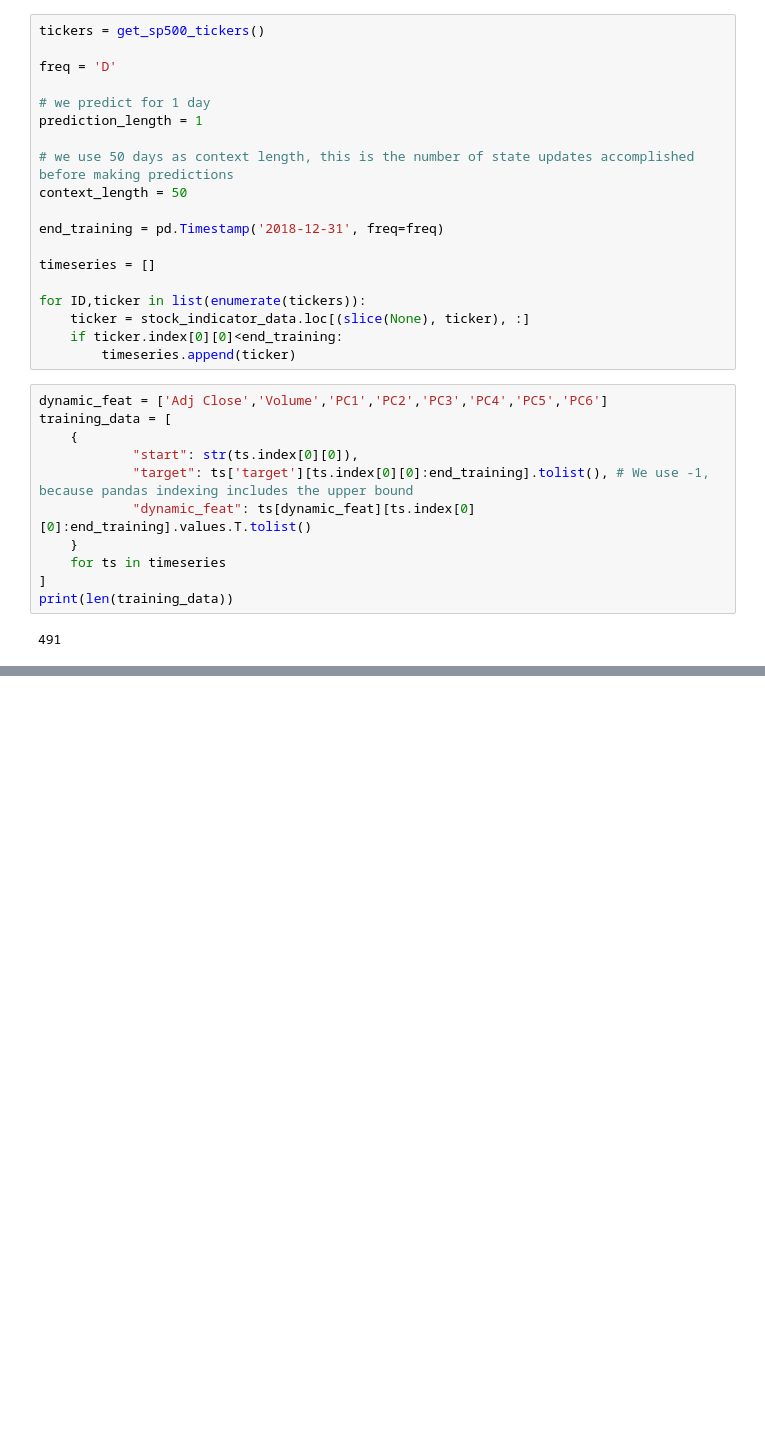
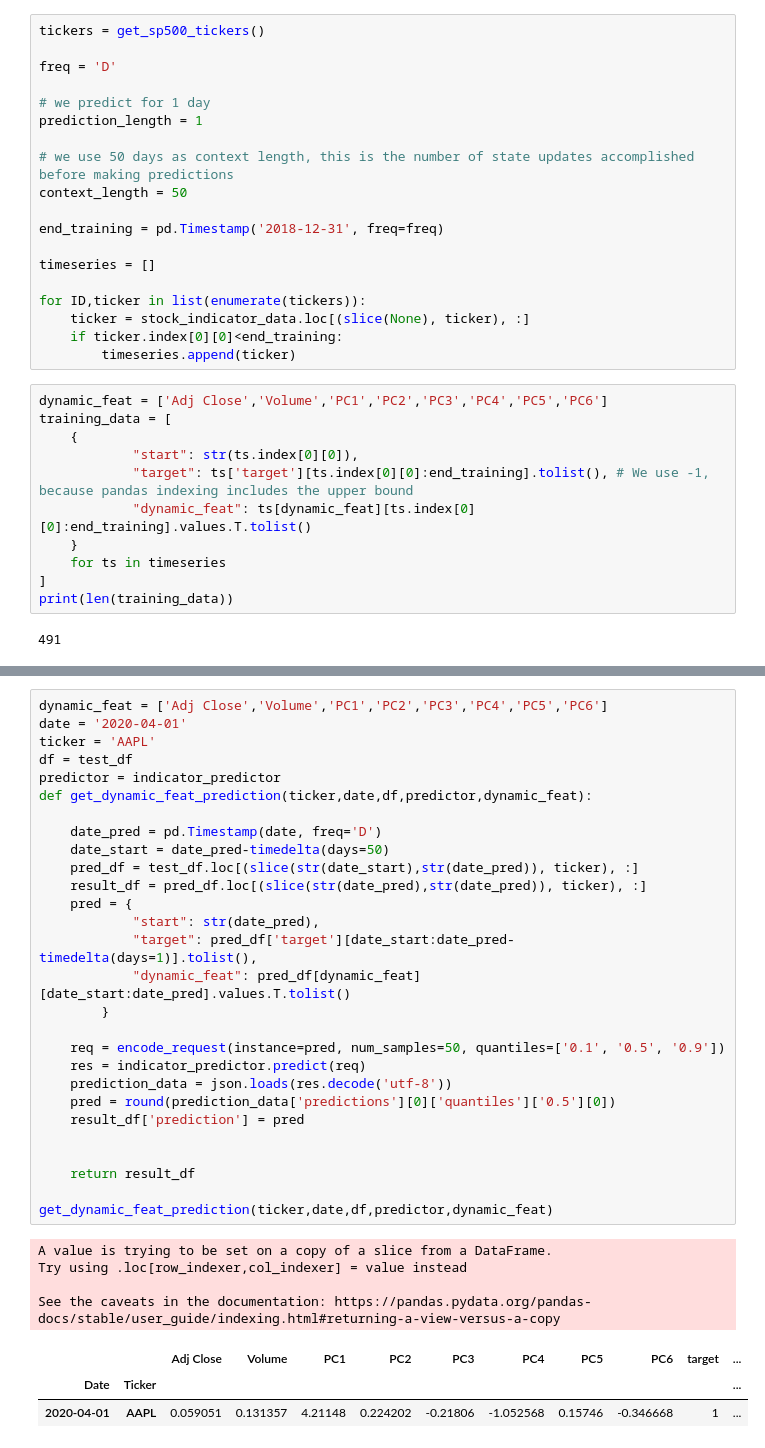
Before and after one commit to sausterm/MLEND-Capstone-Project, a Jupyter notebook: deep-ar-indicators.ipynb, the cells around one changed output, grey strips where cells are left out. Drawn from its saved outputs; the diff is of its cells as text; blank space fills up the shorter version.

```diff
--- a/deep-ar-indicators.ipynb
+++ b/deep-ar-indicators.ipynb
@@ -181,0 +320,36 @@ See the caveats in the documentation: http://pandas.pydata.org/pandas-docs/stabl
+# %%
+dynamic_feat = ['Adj Close','Volume','PC1','PC2','PC3','PC4','PC5','PC6']
+date = '2020-04-01'
+ticker = 'AAPL'
+df = test_df
+predictor = indicator_predictor
+def get_dynamic_feat_prediction(ticker,date,df,predictor,dynamic_feat):
+
+    date_pred = pd.Timestamp(date, freq='D')
+    date_start = date_pred-timedelta(days=50)
+    pred_df = test_df.loc[(slice(str(date_start),str(date_pred)), ticker), :]
+    result_df = pred_df.loc[(slice(str(date_pred),str(date_pred)), ticker), :]
+    pred = {
+            "start": str(date_pred),
+            "target": pred_df['target'][date_start:date_pred-timedelta(days=1)].tolist(),
+            "dynamic_feat": pred_df[dynamic_feat][date_start:date_pred].values.T.tolist()
+        }
+
+    req = encode_request(instance=pred, num_samples=50, quantiles=['0.1', '0.5', '0.9'])
+    res = indicator_predictor.predict(req)
+    prediction_data = json.loads(res.decode('utf-8'))
+    pred = round(prediction_data['predictions'][0]['quantiles']['0.5'][0])
+    result_df['prediction'] = pred
+
+
+    return result_df
+
+get_dynamic_feat_prediction(ticker,date,df,predictor,dynamic_feat)
+# %% [output]
+A value is trying to be set on a copy of a slice from a DataFrame.
+Try using .loc[row_indexer,col_indexer] = value instead
+
+See the caveats in the documentation: https://pandas.pydata.org/pandas-docs/stable/user_guide/indexing.html#returning-a-view-versus-a-copy
+|  |  | Adj Close | Volume | PC1 | PC2 | PC3 | PC4 | PC5 | PC6 | target | ... |
+| Date | Ticker |  |  |  |  |  |  |  |  |  | ... |
+| 2020-04-01 | AAPL | 0.059051 | 0.131357 | 4.21148 | 0.224202 | -0.21806 | -1.052568 | 0.15746 | -0.346668 | 1 | ... |
```
Also changed, not shown: parts of 28 cells of this notebook, 4 other files.
